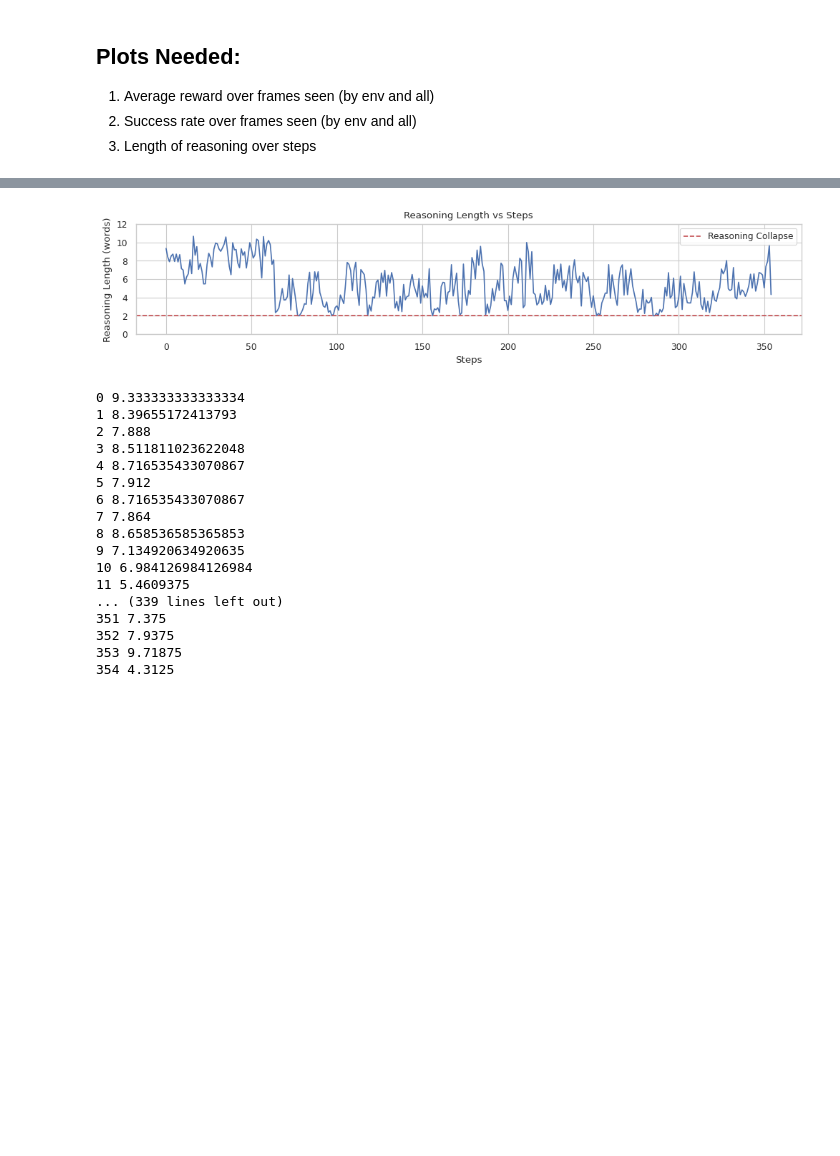
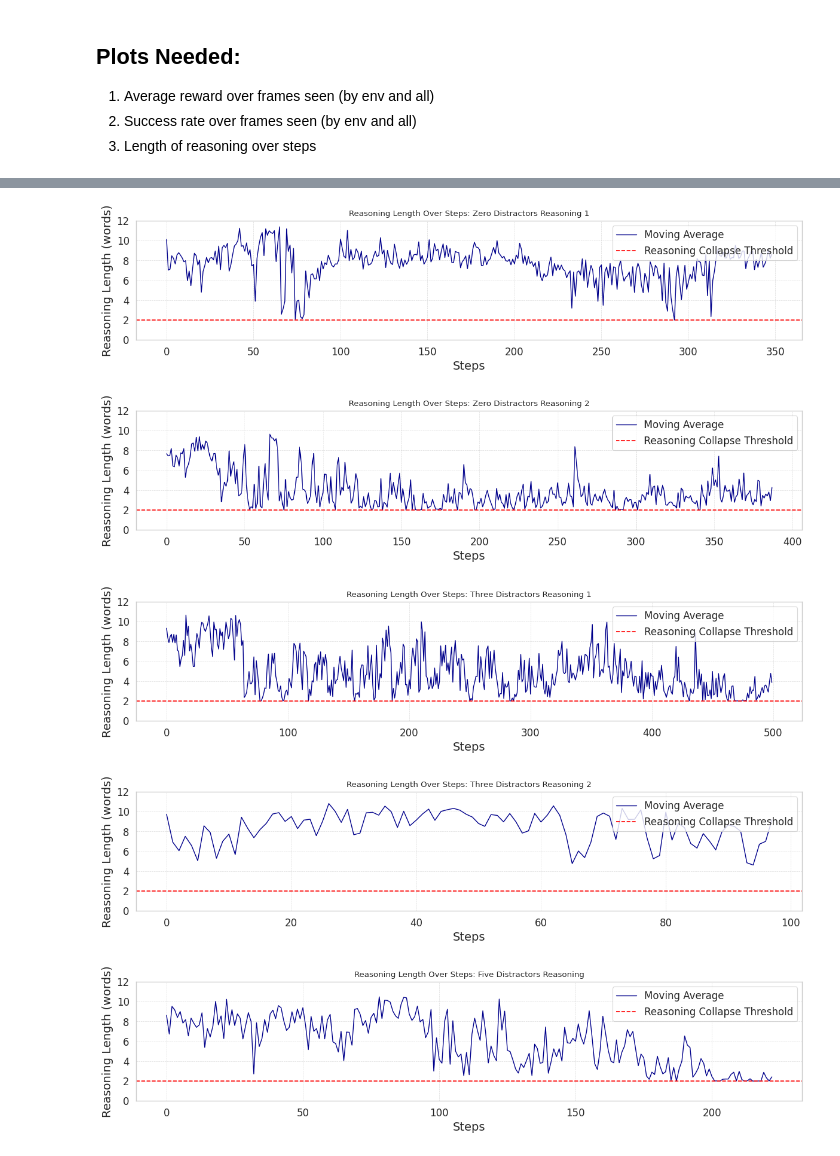
Before and after one commit to pavanpreet-gandhi/rl-llm, a Jupyter notebook: notebooks/train_plots.ipynb, the cells around one changed output, grey strips where cells are left out. Cells and saved outputs as stored; diff of their text form; code cells hidden in the pictures; blank space fills up the shorter version.

Commit message:
bunch of plots for the report

```diff
--- a/notebooks/train_plots.ipynb
+++ b/notebooks/train_plots.ipynb
@@ -108,37 +178,27 @@ wandb:   1 of 1 files downloaded.
 # %%
+# Load avg reasoning lengths all from JSON
+with open("avg_reasoning_lengths_all.json", "r") as f:
+    avg_reasoning_lengths_all = json.load(f)
+
 window_size = 1  # Adjust the window size as needed
-moving_avg = pd.Series(avg_reasoning_lengths).rolling(window=window_size).mean()
-
-plt.figure(figsize=(12, 2))
-sns.lineplot(x=steps, y=moving_avg)
-plt.axhline(y=2, color='r', linestyle='--', label='Reasoning Collapse')
-plt.title("Reasoning Length vs Steps")
-plt.xlabel("Steps")
-plt.ylabel("Reasoning Length (words)")
-plt.ylim(0, 12)
-plt.grid(True)
-plt.legend()
-plt.show()
+for name, avg_reasoning_lengths in avg_reasoning_lengths_all.items():
+    moving_avg = pd.Series(avg_reasoning_lengths).rolling(window=window_size).mean()
+    plt.figure(figsize=(12, 3))
+    sns.lineplot(x=range(len(moving_avg)), y=moving_avg, color="darkblue", linewidth=1, label="Moving Average")
+    plt.axhline(y=2, color='red', linestyle='--', label='Reasoning Collapse Threshold')
+    plt.title(f"Reasoning Length Over Steps: {name}")
+    plt.xlabel("Steps", fontsize=14)
+    plt.ylabel("Reasoning Length (words)", fontsize=14)
+    plt.ylim(0, 12)
+    plt.xticks(fontsize=12)
+    plt.yticks(fontsize=12)
+    plt.grid(visible=True, linestyle='--', linewidth=0.5, alpha=0.7)
+    plt.legend(fontsize=12, frameon=True, loc='upper right')
+    plt.tight_layout()
+    plt.show()
 # %% [output]
-[figure, old version]
+[figure, new version]
+[figure, added]
+[figure, added]
+[figure, added]
+[figure, added]
-# %%
-for i, v in enumerate(avg_reasoning_lengths):
-    print(i, v)
-# %% [output]
-0 9.333333333333334
-1 8.39655172413793
-2 7.888
-3 8.511811023622048
-4 8.716535433070867
-5 7.912
-6 8.716535433070867
-7 7.864
-8 8.658536585365853
-9 7.134920634920635
-10 6.984126984126984
-11 5.4609375
-... (339 lines left out)
-351 7.375
-352 7.9375
-353 9.71875
-354 4.3125
```
Also changed, not shown: parts of 7 cells of this notebook, 1 other file.
